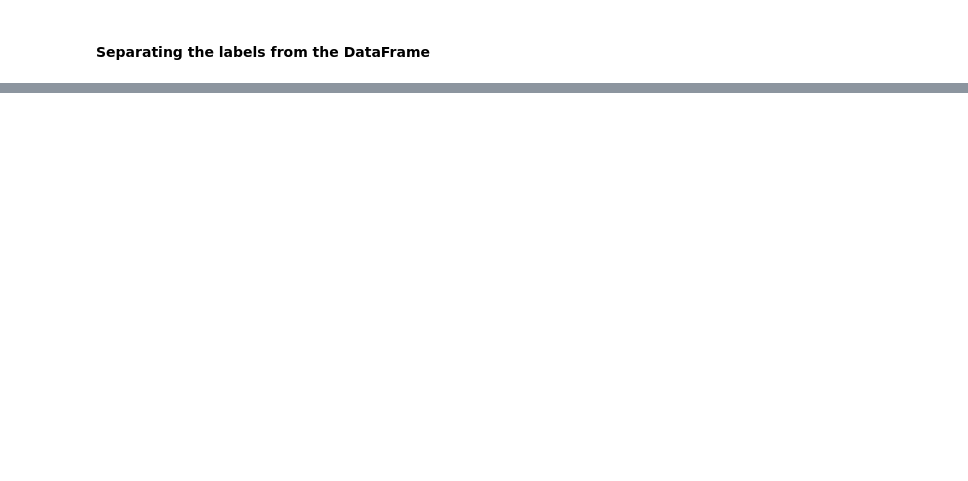
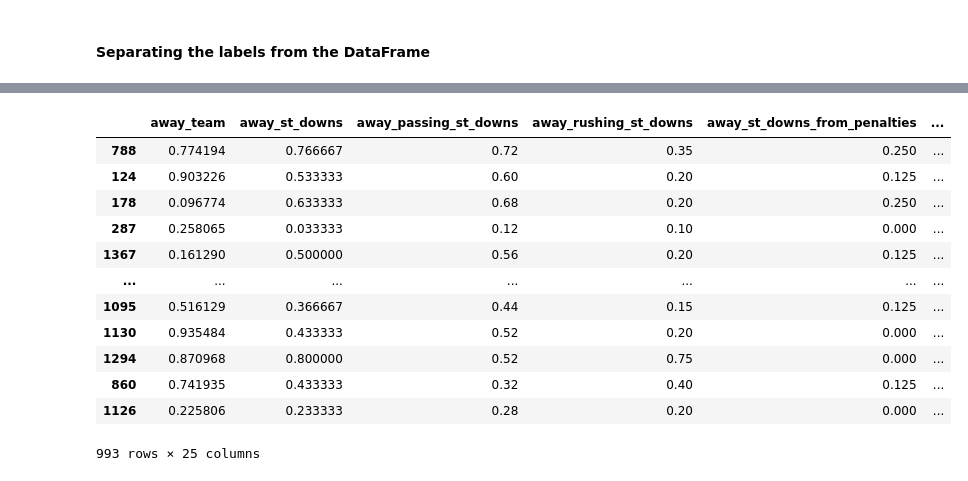
Before and after one commit to dhigh348/cfb_stats, a Jupyter notebook: src/nfl_data_explore.ipynb, the cells around one changed output, grey strips where cells are left out. Cells and saved outputs as stored; diff of their text form; code cells hidden in the pictures; blank space fills up the shorter version.

```diff
--- a/src/nfl_data_explore.ipynb
+++ b/src/nfl_data_explore.ipynb
@@ -125,0 +117,17 @@ model = tf.keras.Model(inputs=input_data, outputs=output_layer, name='linear_reg
+# %%
+# splitting the data
+split_data['away'][0]
+# %% [output]
+|  | away_team | away_st_downs | away_passing_st_downs | away_rushing_st_downs | away_st_downs_from_penalties | ... |
+| 788 | 0.774194 | 0.766667 | 0.72 | 0.35 | 0.250 | ... |
+| 124 | 0.903226 | 0.533333 | 0.60 | 0.20 | 0.125 | ... |
+| 178 | 0.096774 | 0.633333 | 0.68 | 0.20 | 0.250 | ... |
+| 287 | 0.258065 | 0.033333 | 0.12 | 0.10 | 0.000 | ... |
+| 1367 | 0.161290 | 0.500000 | 0.56 | 0.20 | 0.125 | ... |
+| ... | ... | ... | ... | ... | ... | ... |
+| 1095 | 0.516129 | 0.366667 | 0.44 | 0.15 | 0.125 | ... |
+| 1130 | 0.935484 | 0.433333 | 0.52 | 0.20 | 0.000 | ... |
+| 1294 | 0.870968 | 0.800000 | 0.52 | 0.75 | 0.000 | ... |
+| 860 | 0.741935 | 0.433333 | 0.32 | 0.40 | 0.125 | ... |
+| 1126 | 0.225806 | 0.233333 | 0.28 | 0.20 | 0.000 | ... |
+993 rows × 25 columns
```
Also changed, not shown: parts of 44 cells of this notebook, 2 other files.
